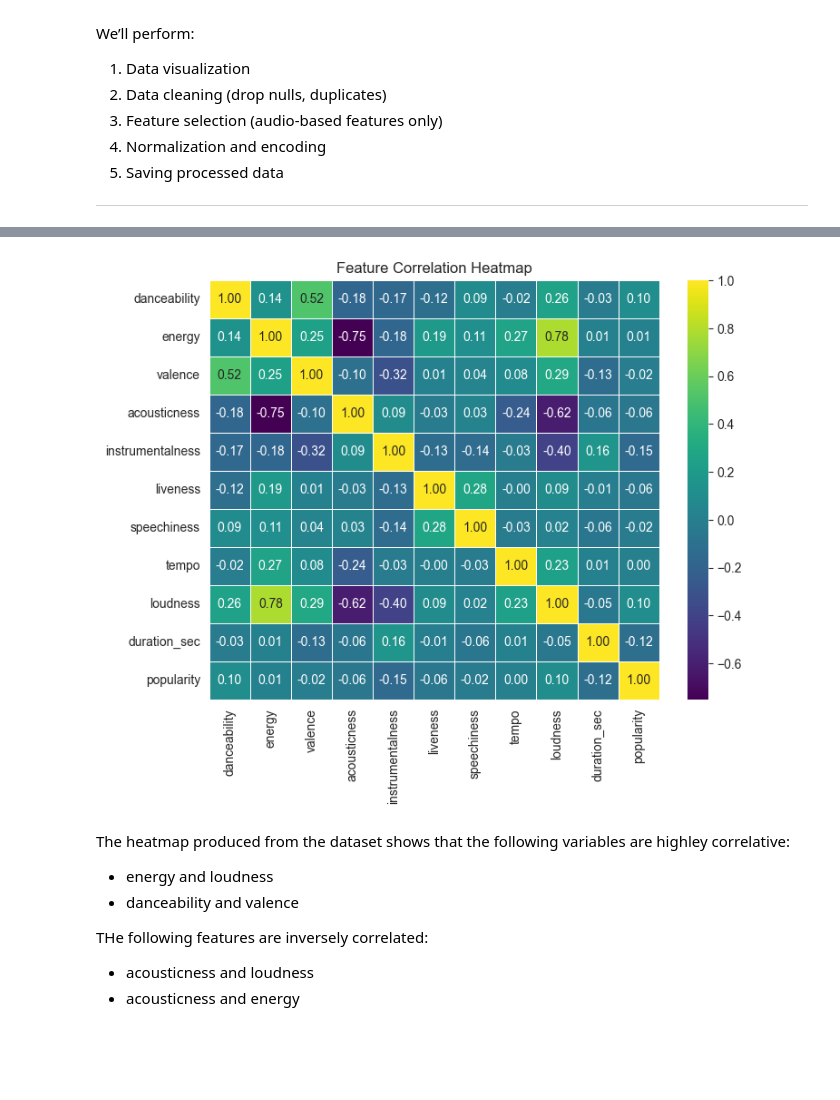
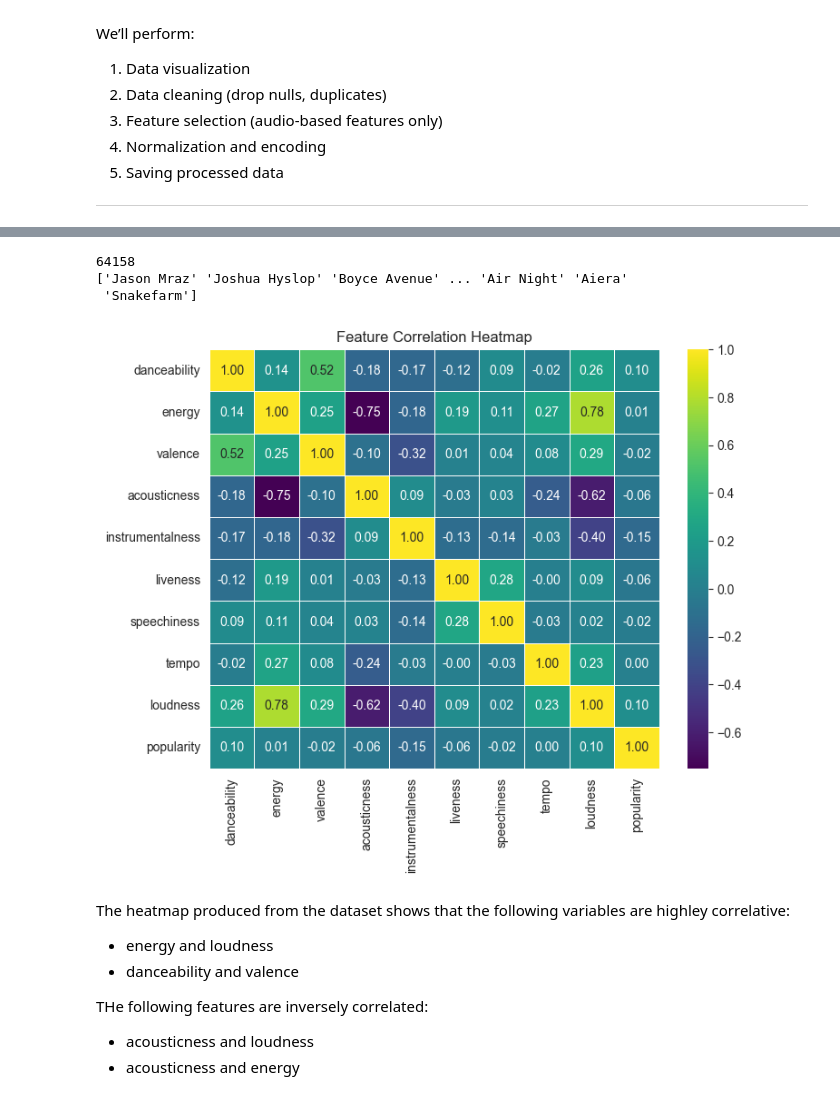
Before and after one commit to djordan015/CSCI-635-01-Group-4, a Jupyter notebook: ml/notebooks/02_modeling.ipynb, the cells around one changed output, grey strips where cells are left out. Cells and saved outputs as stored; diff of their text form; code cells hidden in the pictures; blank space fills up the shorter version.

```diff
--- a/ml/notebooks/02_modeling.ipynb
+++ b/ml/notebooks/02_modeling.ipynb
@@ -30,15 +42,23 @@ Shape of X_test: (289937, 13)
+# %%
+unique_artists = X['artist_name'].unique()
+print(len(unique_artists))
+print(unique_artists)
+# %% [output]
+64158
+['Jason Mraz' 'Joshua Hyslop' 'Boyce Avenue' ... 'Air Night' 'Aiera'
+ 'Snakefarm']
 # %%
 data_vis = X
-data_vis = data_vis.drop("artist_name", axis=1)
-data_vis = data_vis.drop("track_name", axis=1)
+data_vis = data_vis.drop(columns=["artist_name", "track_name", "duration_sec"], axis=1)
+
 correlation_matrix = data_vis.corr()
 
 plt.figure(figsize=(8, 6))
 sns.heatmap(correlation_matrix, annot=True, cmap='viridis', fmt=".2f", linewidths=.5)
 plt.title('Feature Correlation Heatmap')
 plt.show()
 # %% [output]
-[figure, old version]
+[figure, new version]
 # %% [markdown]
 The heatmap produced from the dataset shows that the following variables are highley correlative:
 - energy and loudness
```
Also changed, not shown: parts of 11 cells of this notebook, 2 other files.
